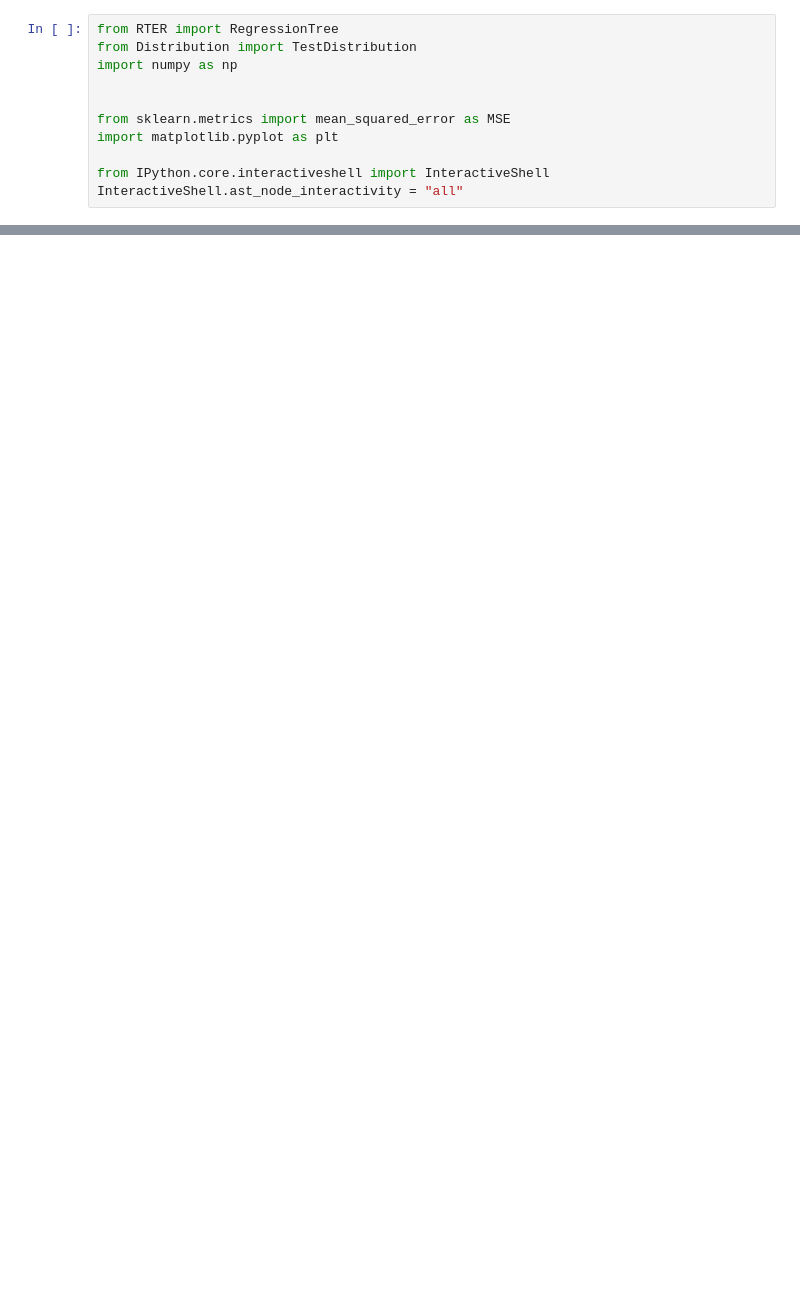
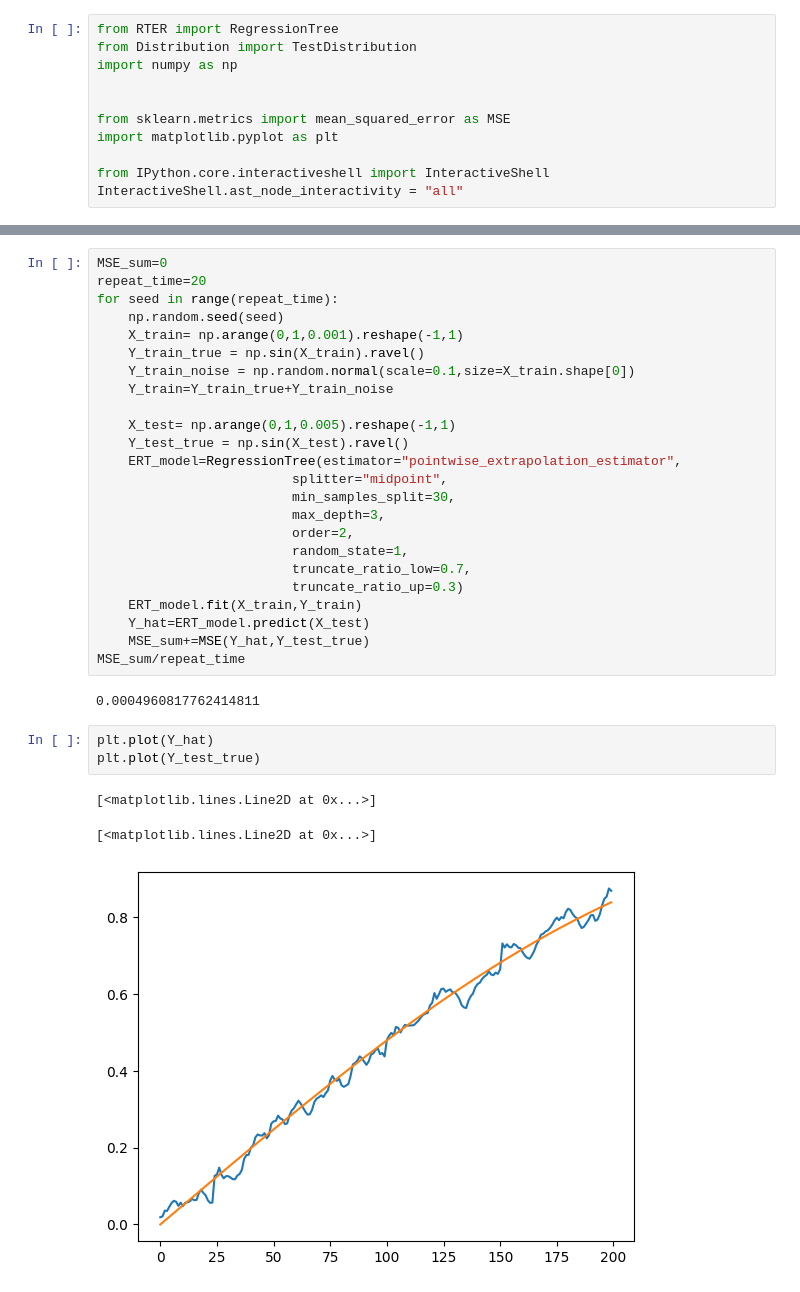
Before and after one commit to Karlmyh/RTER, a Jupyter notebook: test.ipynb, the cells around one changed output, grey strips where cells are left out. Saved outputs shown, nothing was run; the diff lists cells and outputs as text; blank space fills up the shorter version.

```diff
--- a/test.ipynb
+++ b/test.ipynb
@@ -165,0 +223,33 @@ plt.plot(Y_test_true)
+# %%
+MSE_sum=0
+repeat_time=20
+for seed in range(repeat_time):
+    np.random.seed(seed)
+    X_train= np.arange(0,1,0.001).reshape(-1,1)
+    Y_train_true = np.sin(X_train).ravel()
+    Y_train_noise = np.random.normal(scale=0.1,size=X_train.shape[0])
+    Y_train=Y_train_true+Y_train_noise
+
+    X_test= np.arange(0,1,0.005).reshape(-1,1)
+    Y_test_true = np.sin(X_test).ravel()
+    ERT_model=RegressionTree(estimator="pointwise_extrapolation_estimator",
+                         splitter="midpoint",
+                         min_samples_split=30,
+                         max_depth=3,
+                         order=2,
+                         random_state=1,
+                         truncate_ratio_low=0.7,
+                         truncate_ratio_up=0.3)
+    ERT_model.fit(X_train,Y_train)
+    Y_hat=ERT_model.predict(X_test)
+    MSE_sum+=MSE(Y_hat,Y_test_true)
+MSE_sum/repeat_time
+# %% [output]
+0.0004960817762414811
+# %%
+plt.plot(Y_hat)
+plt.plot(Y_test_true)
+# %% [output]
+[<matplotlib.lines.Line2D at 0x...>]
+[<matplotlib.lines.Line2D at 0x...>]
+[figure, added]
```
Also changed, not shown: parts of 27 cells of this notebook, 4 other files.
